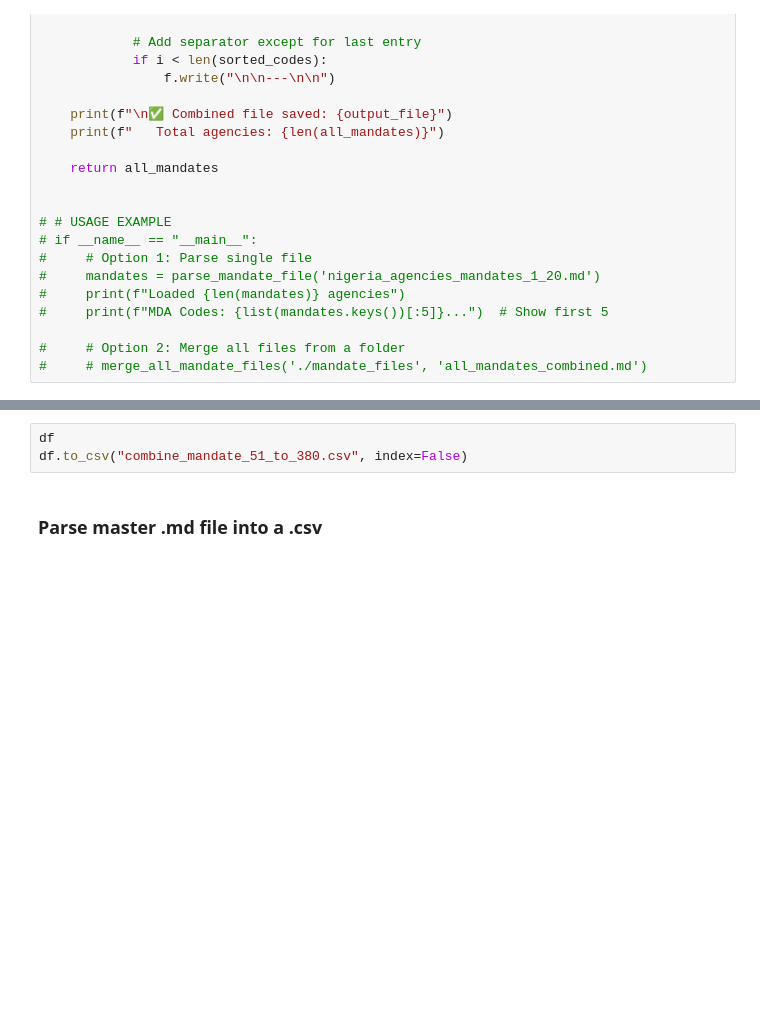
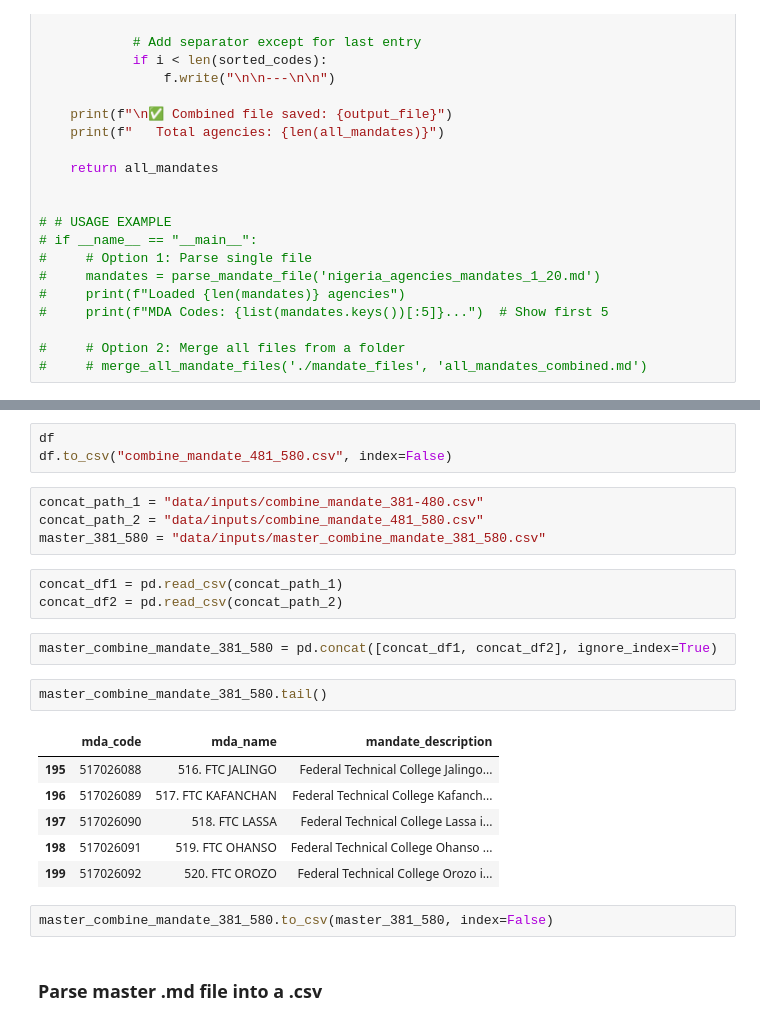
Before and after one commit to abelunbound/fg_interactive_budget, a Jupyter notebook: mandate_research.ipynb, the cells around one changed output, grey strips where cells are left out. Drawn from its saved outputs; the diff is of its cells as text; blank space fills up the shorter version.

```diff
--- a/mandate_research.ipynb
+++ b/mandate_research.ipynb
@@ -188,5 +187,25 @@ print(df)
 # %%
 df
-df.to_csv("combine_mandate_51_to_380.csv", index=False)
+df.to_csv("combine_mandate_481_580.csv", index=False)
+# %%
+concat_path_1 = "data/inputs/combine_mandate_381-480.csv"
+concat_path_2 = "data/inputs/combine_mandate_481_580.csv"
+master_381_580 = "data/inputs/master_combine_mandate_381_580.csv"
+# %%
+concat_df1 = pd.read_csv(concat_path_1)
+concat_df2 = pd.read_csv(concat_path_2)
+# %%
+master_combine_mandate_381_580 = pd.concat([concat_df1, concat_df2], ignore_index=True)
+# %%
+master_combine_mandate_381_580.tail()
+# %% [output]
+|  | mda_code | mda_name | mandate_description |
+| 195 | 517026088 | 516. FTC JALINGO | Federal Technical College Jalingo... |
+| 196 | 517026089 | 517. FTC KAFANCHAN | Federal Technical College Kafanch... |
+| 197 | 517026090 | 518. FTC LASSA | Federal Technical College Lassa i... |
+| 198 | 517026091 | 519. FTC OHANSO | Federal Technical College Ohanso ... |
+| 199 | 517026092 | 520. FTC OROZO | Federal Technical College Orozo i... |
+# %%
+master_combine_mandate_381_580.to_csv(master_381_580, index=False)
 # %% [markdown]
 ### Parse master .md file into a .csv
```
Also changed, not shown: parts of 5 cells of this notebook, 43 other files.
